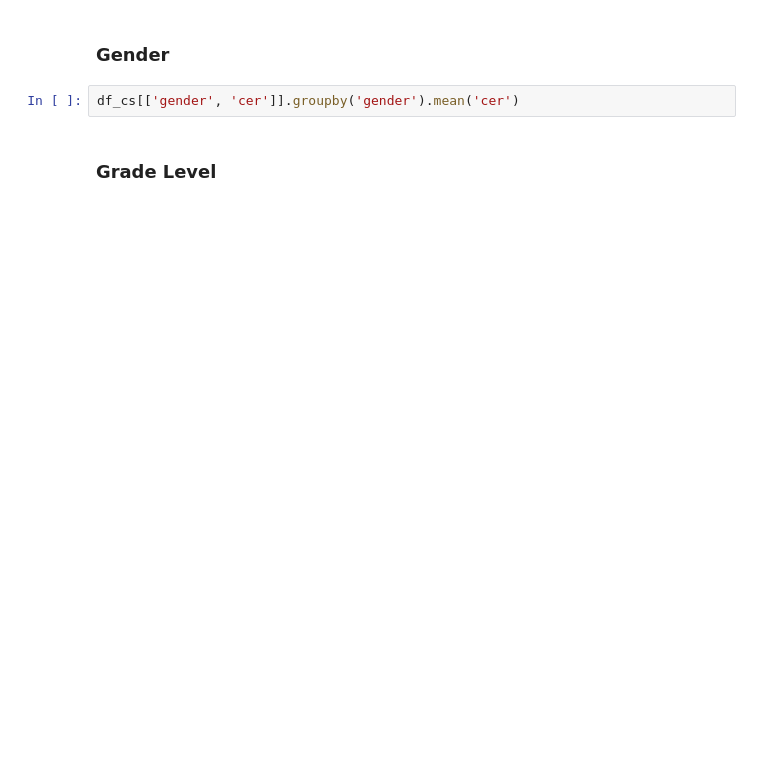
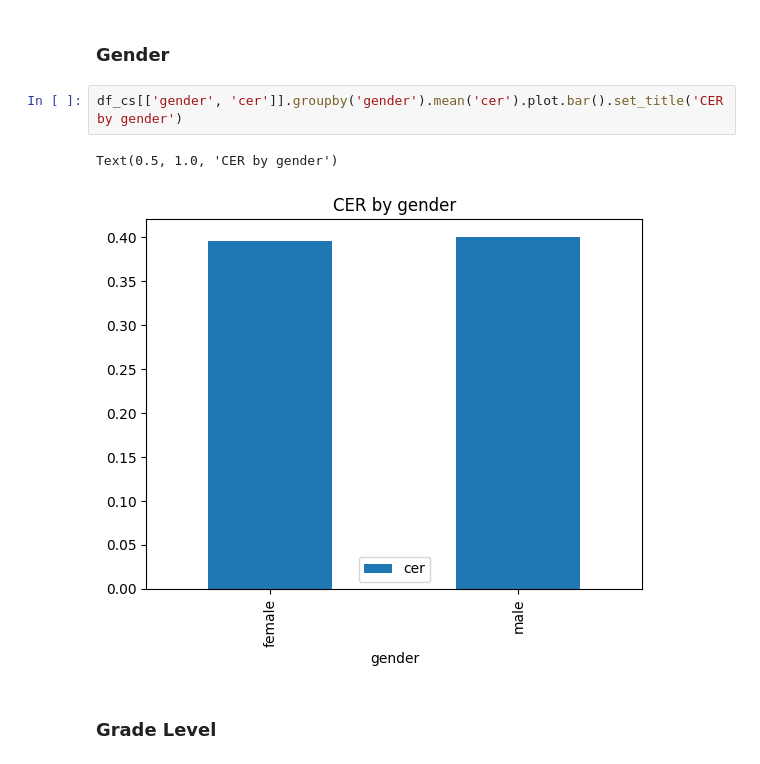
Before and after one commit to OpenPecha/stt-model-evaluation, a Jupyter notebook: evaluate.ipynb, the cells around one changed output. Drawn from its saved outputs; the diff is of its cells as text; blank space fills up the shorter version.

```diff
--- a/evaluate.ipynb
+++ b/evaluate.ipynb
@@ -236,7 +324,10 @@ df_cs[['age', 'file_name']].groupby('age').count()
 # %% [markdown]
 ### Gender
 # %%
-df_cs[['gender', 'cer']].groupby('gender').mean('cer')
+df_cs[['gender', 'cer']].groupby('gender').mean('cer').plot.bar().set_title('CER by gender')
+# %% [output]
+Text(0.5, 1.0, 'CER by gender')
+[figure, added]
 # %% [markdown]
 ### Grade Level
 # %%
```
Also changed, not shown: parts of 27 cells of this notebook, 1 other file.
